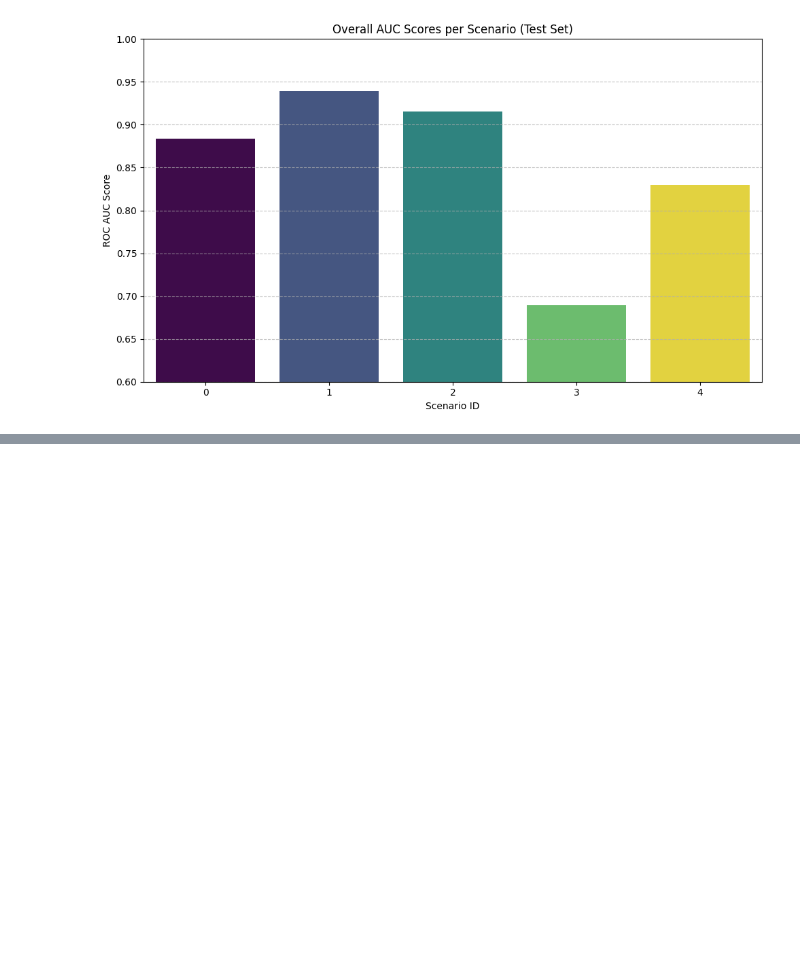
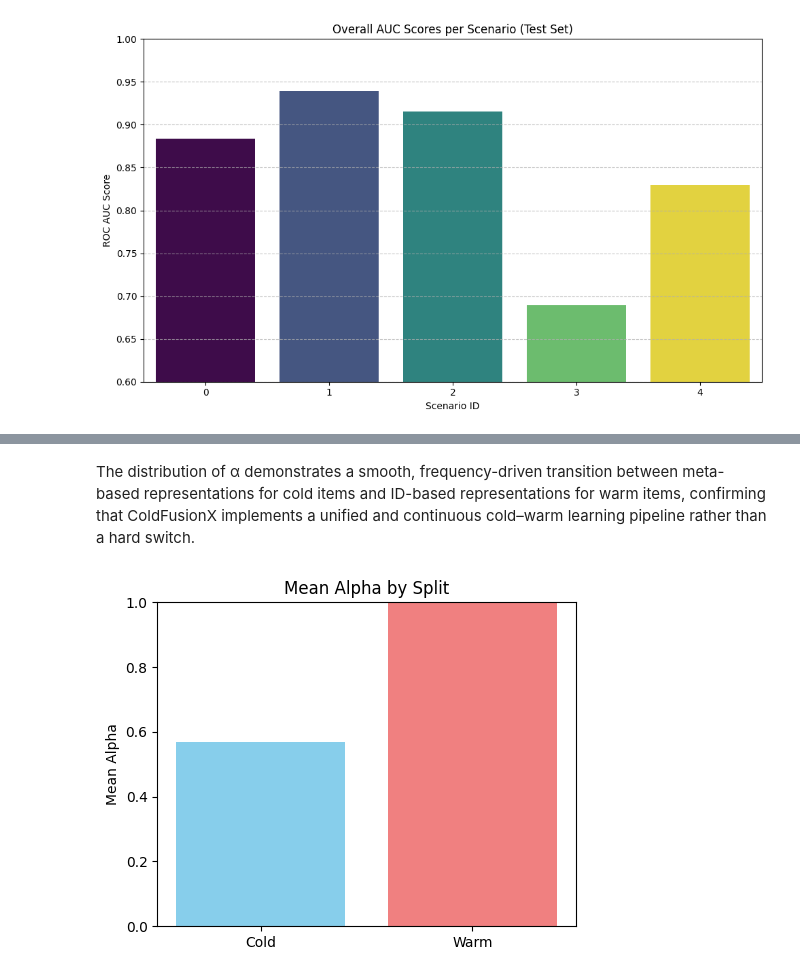
Before and after one commit to sheebaboy33/ColdFusionX, a Jupyter notebook: notebooks/09_evaluation.ipynb, the cells around one changed output, grey strips where cells are left out. Cells and saved outputs as stored; diff of their text form; code cells hidden in the pictures; blank space fills up the shorter version.

Commit message:
evaluation: validated the cold/warm blending mechanism with alpha diagnostics

```diff
--- a/notebooks/09_evaluation.ipynb
+++ b/notebooks/09_evaluation.ipynb
@@ -1572,0 +1586,11 @@ plt.show()
+# %%
+# Load predictions
+pred_path = os.path.join(results_dir, "test_predictions.npz")
+data = np.load(pred_path)
+# %%
+alpha = data["alpha"].astype(np.float32).squeeze()   # (N,)
+cold_mask = data["cold_mask"].astype(bool)
+scene_idx = data["scene_idx"].astype(np.int64)
+
+# Basic stats
+unique_alpha_count = len(np.unique(alpha))
@@ -1572,0 +1615,18 @@ plt.show()
+# %% [markdown]
+The distribution of α demonstrates a smooth, frequency-driven transition between meta-based representations for cold items and ID-based representations for warm items, confirming that ColdFusionX implements a unified and continuous cold–warm learning pipeline rather than a hard switch.
+# %%
+# Alpha by split (Cold vs Warm)
+alpha_means = {
+    "Cold": alpha[cold_mask].mean(),
+    "Warm": alpha[~cold_mask].mean()
+}
+
+plt.figure(figsize=(5, 4))
+plt.bar(alpha_means.keys(), alpha_means.values(), color=['skyblue', 'lightcoral'])
+plt.ylabel("Mean Alpha")
+plt.title("Mean Alpha by Split")
+plt.ylim(0, 1)
+plt.tight_layout()
+plt.show()
+# %% [output]
+[figure, added]
```
Also changed, not shown: parts of 14 cells of this notebook.
